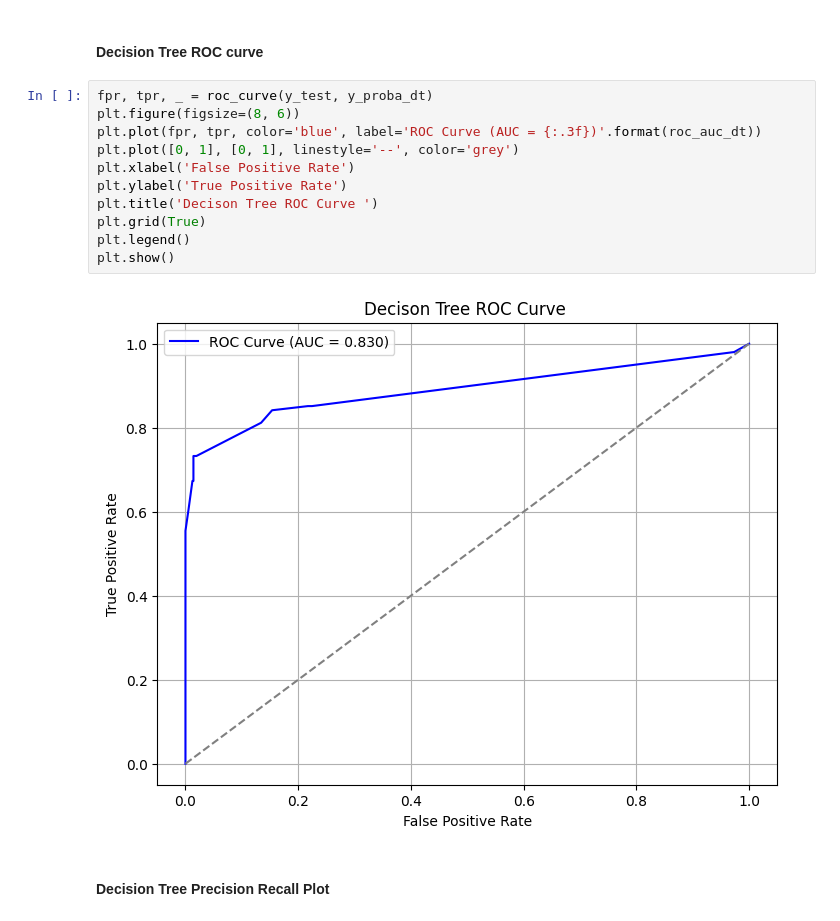
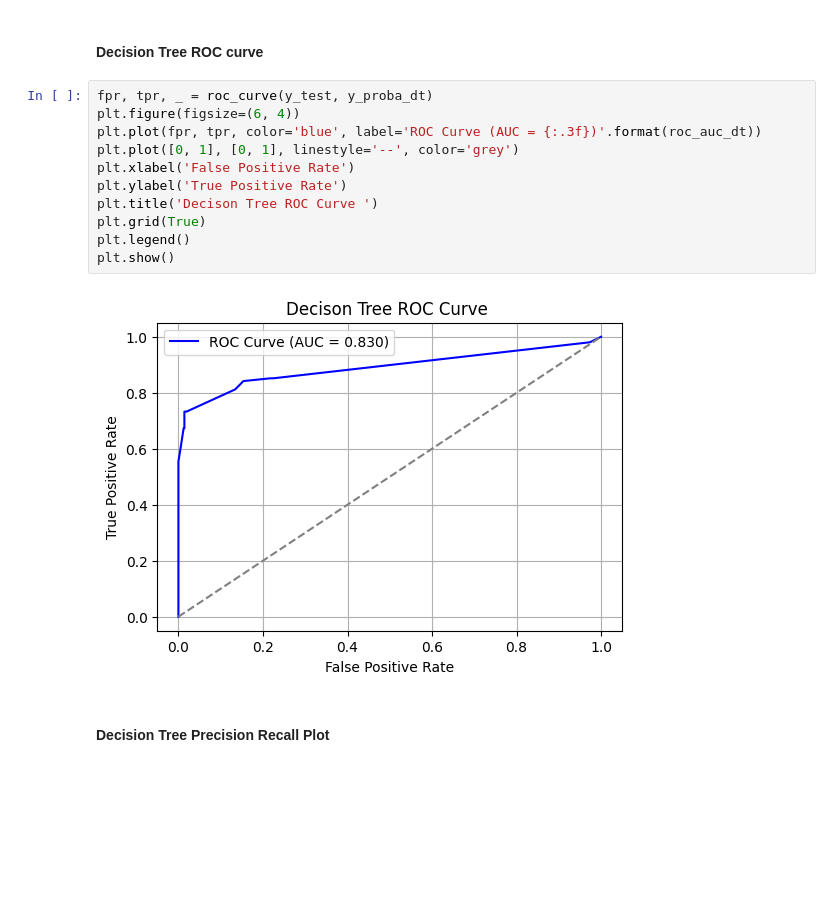
Before and after one commit to charlesot/DSF-PT08P3-Phase-3-project-, a Jupyter notebook: index.ipynb, the cells around one changed output. Saved outputs shown, nothing was run; the diff lists cells and outputs as text; blank space fills up the shorter version.

```diff
--- a/index.ipynb
+++ b/index.ipynb
@@ -822,17 +823,17 @@ plt.show()
 #### Decision Tree ROC curve
 # %%
 fpr, tpr, _ = roc_curve(y_test, y_proba_dt)
-plt.figure(figsize=(8, 6))
+plt.figure(figsize=(6, 4))
 plt.plot(fpr, tpr, color='blue', label='ROC Curve (AUC = {:.3f})'.format(roc_auc_dt))
 plt.plot([0, 1], [0, 1], linestyle='--', color='grey')
 plt.xlabel('False Positive Rate')
 plt.ylabel('True Positive Rate')
 plt.title('Decison Tree ROC Curve ')
 plt.grid(True)
 plt.legend()
 plt.show()
 # %% [output]
-[figure, old version]
+[figure, new version]
 # %% [markdown]
 #### Decision Tree Precision Recall Plot
 # %%
```
Also changed, not shown: parts of 16 cells of this notebook.
